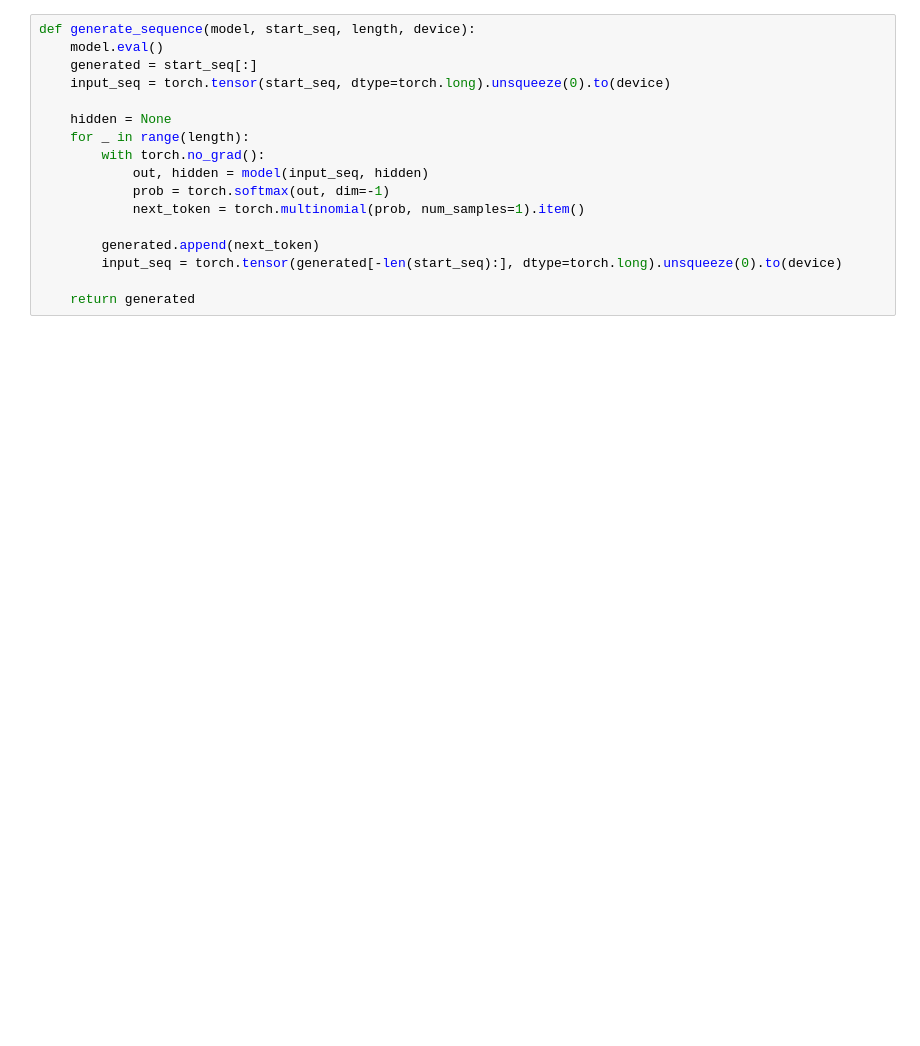
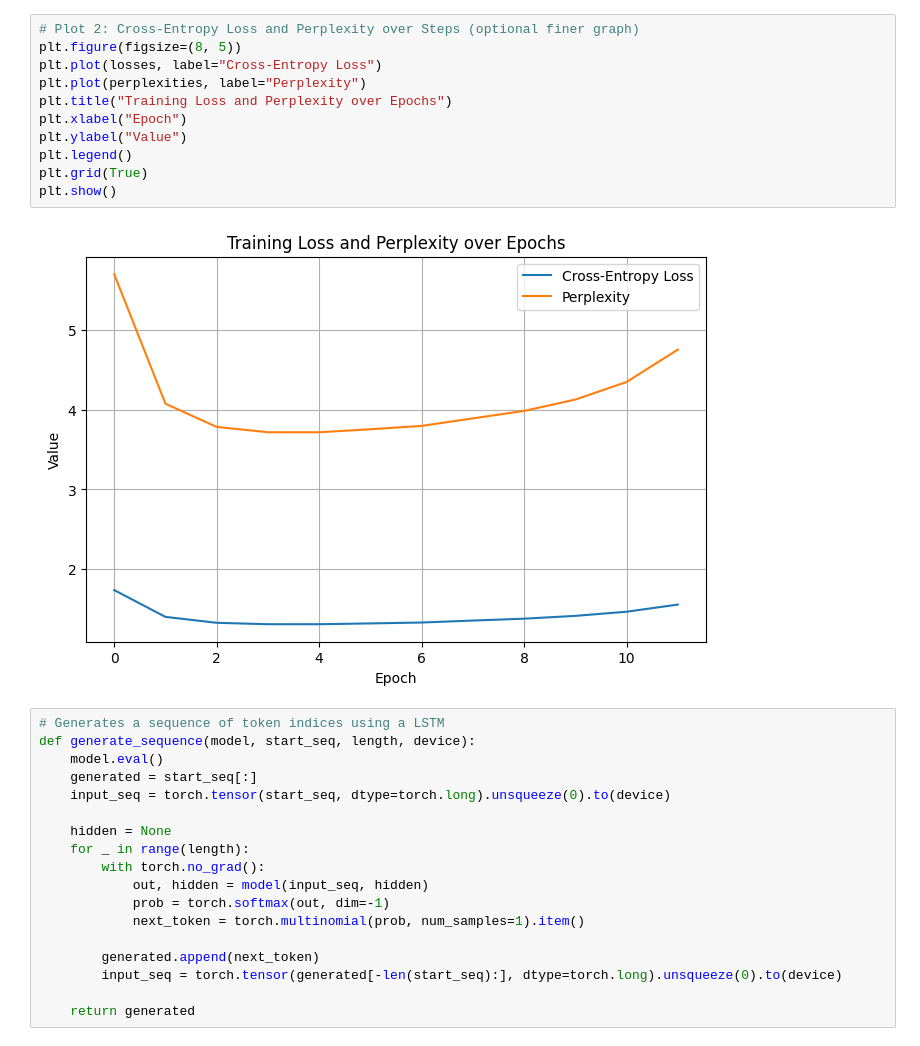
Before and after one commit to AlbertXDing/CSE153_A2, a Jupyter notebook: task1.ipynb, the cells around one changed output. Saved outputs shown, nothing was run; the diff lists cells and outputs as text; blank space fills up the shorter version.

```diff
--- a/task1.ipynb
+++ b/task1.ipynb
@@ -178,4 +170,18 @@ Epoch 15 | Loss: 2.5185 | Perplexity: 8.04
+# %%
+# Plot 2: Cross-Entropy Loss and Perplexity over Steps (optional finer graph)
+plt.figure(figsize=(8, 5))
+plt.plot(losses, label="Cross-Entropy Loss")
+plt.plot(perplexities, label="Perplexity")
+plt.title("Training Loss and Perplexity over Epochs")
+plt.xlabel("Epoch")
+plt.ylabel("Value")
+plt.legend()
+plt.grid(True)
+plt.show()
+# %% [output]
+[figure, added]
 # %%
+# Generates a sequence of token indices using a LSTM
 def generate_sequence(model, start_seq, length, device):
     model.eval()
     generated = start_seq[:]
```
Also changed, not shown: parts of 12 cells of this notebook, 2 other files.
